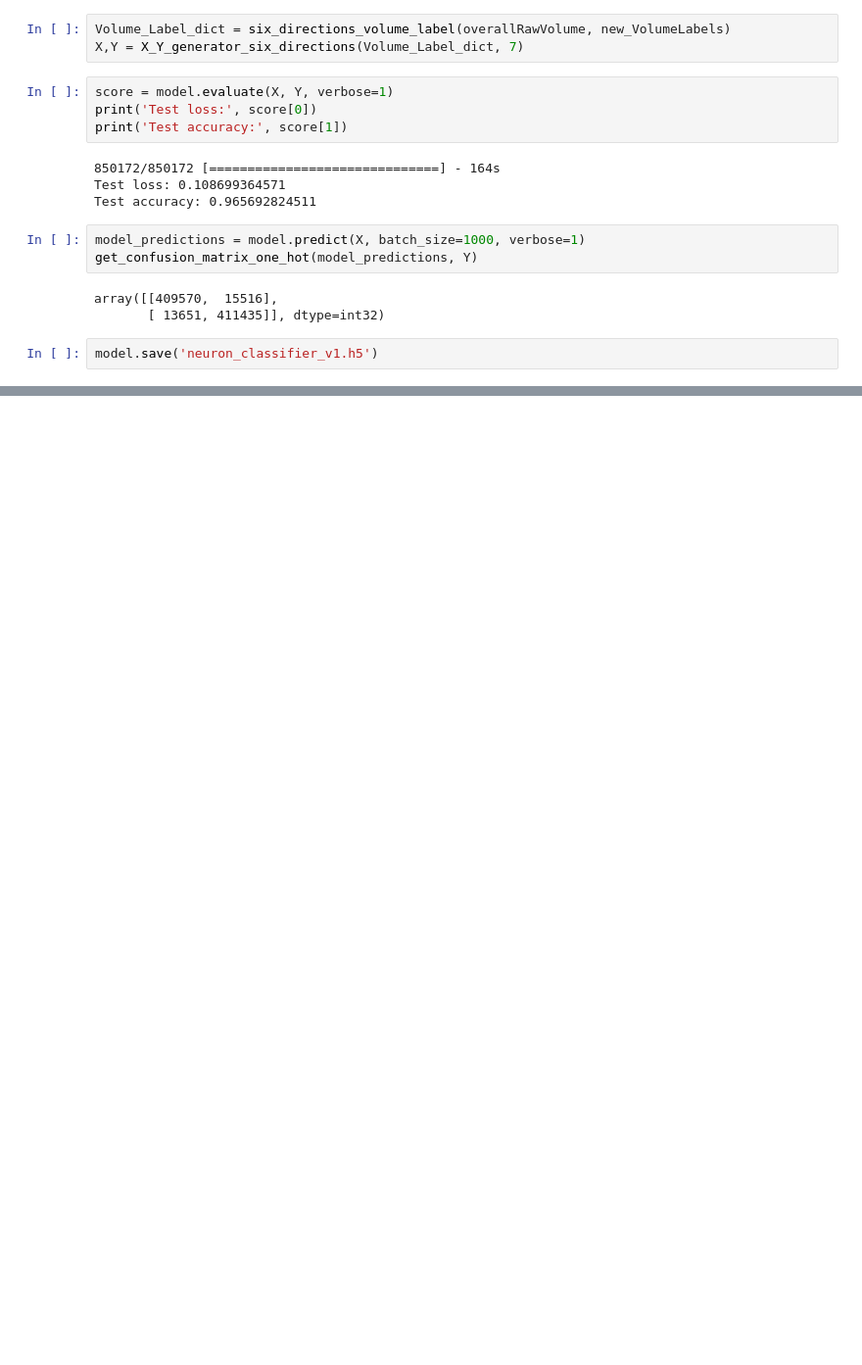
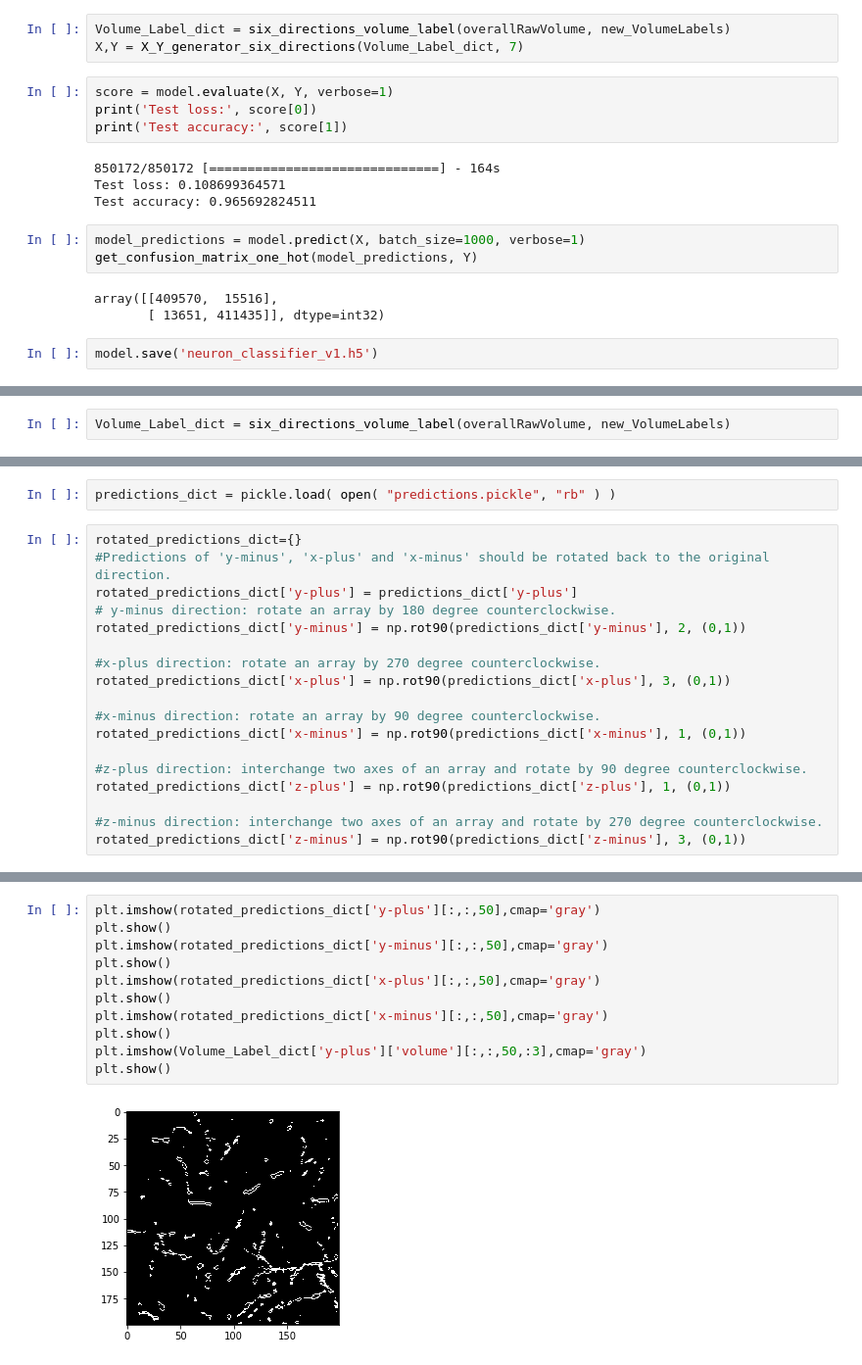
Before and after one commit to xiaojianzhang/Computational-Neuroscience, a Jupyter notebook: Jupyter_Notebooks_Python3/neuron_type_classifier_v1.ipynb, the cells around one changed output, grey strips where cells are left out. Shown at 98% size. Cells and saved outputs as stored; diff of their text form; blank space fills up the shorter version.

```diff
--- a/Jupyter_Notebooks_Python3/neuron_type_classifier_v1.ipynb
+++ b/Jupyter_Notebooks_Python3/neuron_type_classifier_v1.ipynb
@@ -678,0 +701,2 @@ model = load_model('neuron_classifier_v1.h5')
+# %%
+Volume_Label_dict = six_directions_volume_label(overallRawVolume, new_VolumeLabels)
@@ -678,0 +777,20 @@ model = load_model('neuron_classifier_v1.h5')
+# %%
+predictions_dict = pickle.load( open( "predictions.pickle", "rb" ) )
+# %%
+rotated_predictions_dict={}
+#Predictions of 'y-minus', 'x-plus' and 'x-minus' should be rotated back to the original direction.
+rotated_predictions_dict['y-plus'] = predictions_dict['y-plus']
+# y-minus direction: rotate an array by 180 degree counterclockwise.
+rotated_predictions_dict['y-minus'] = np.rot90(predictions_dict['y-minus'], 2, (0,1))
+
+#x-plus direction: rotate an array by 270 degree counterclockwise.
+rotated_predictions_dict['x-plus'] = np.rot90(predictions_dict['x-plus'], 3, (0,1))
+
+#x-minus direction: rotate an array by 90 degree counterclockwise.
+rotated_predictions_dict['x-minus'] = np.rot90(predictions_dict['x-minus'], 1, (0,1))
+
+#z-plus direction: interchange two axes of an array and rotate by 90 degree counterclockwise.
+rotated_predictions_dict['z-plus'] = np.rot90(predictions_dict['z-plus'], 1, (0,1))
+
+#z-minus direction: interchange two axes of an array and rotate by 270 degree counterclockwise.
+rotated_predictions_dict['z-minus'] = np.rot90(predictions_dict['z-minus'], 3, (0,1))
@@ -678,0 +806,13 @@ model = load_model('neuron_classifier_v1.h5')
+# %%
+plt.imshow(rotated_predictions_dict['y-plus'][:,:,50],cmap='gray')
+plt.show()
+plt.imshow(rotated_predictions_dict['y-minus'][:,:,50],cmap='gray')
+plt.show()
+plt.imshow(rotated_predictions_dict['x-plus'][:,:,50],cmap='gray')
+plt.show()
+plt.imshow(rotated_predictions_dict['x-minus'][:,:,50],cmap='gray')
+plt.show()
+plt.imshow(Volume_Label_dict['y-plus']['volume'][:,:,50,:3],cmap='gray')
+plt.show()
+# %% [output]
+[figure, added]
```
Also changed, not shown: parts of 36 cells of this notebook.
